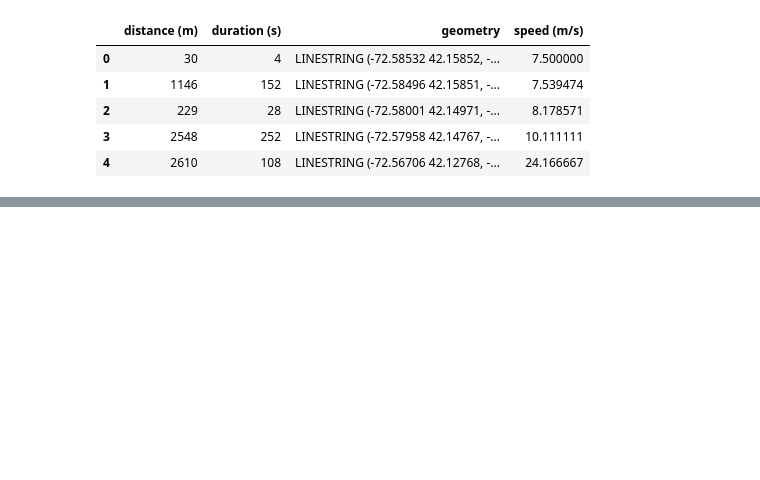
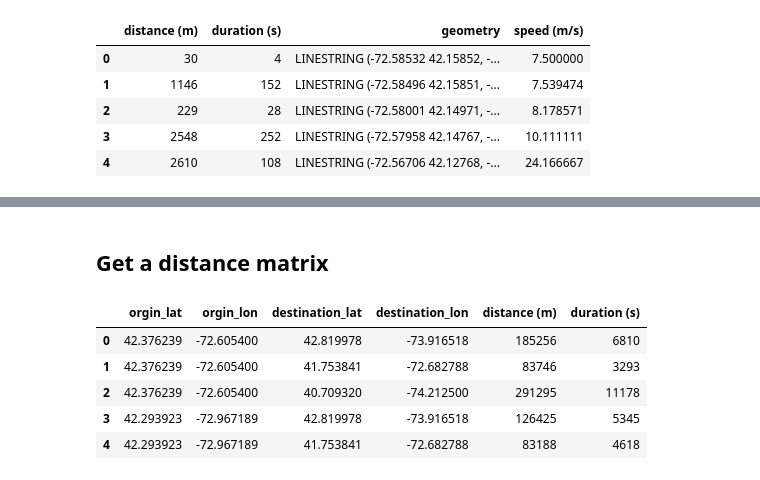
Before and after one commit to wybert/georouting, a Jupyter notebook: docs/usage.ipynb, the cells around one changed output, grey strips where cells are left out. Drawn from its saved outputs; the diff is of its cells as text; code cells hidden in the pictures; blank space fills up the shorter version.

```diff
--- a/docs/usage.ipynb
+++ b/docs/usage.ipynb
@@ -60,0 +74,12 @@ df.explore(column="speed (m/s)",style_kwds={"weight":11,"opacity":0.8})
+# %% [markdown]
+## Get a distance matrix
+# %%
+distance_matrix = router.get_distance_matrix(origins, destinations, append_od=True)
+distance_matrix.head()
+# %% [output]
+|  | orgin_lat | orgin_lon | destination_lat | destination_lon | distance (m) | duration (s) |
+| 0 | 42.376239 | -72.605400 | 42.819978 | -73.916518 | 185256 | 6810 |
+| 1 | 42.376239 | -72.605400 | 41.753841 | -72.682788 | 83746 | 3293 |
+| 2 | 42.376239 | -72.605400 | 40.709320 | -74.212500 | 291295 | 11178 |
+| 3 | 42.293923 | -72.967189 | 42.819978 | -73.916518 | 126425 | 5345 |
+| 4 | 42.293923 | -72.967189 | 41.753841 | -72.682788 | 83188 | 4618 |
```
Also changed, not shown: parts of 16 cells of this notebook.
